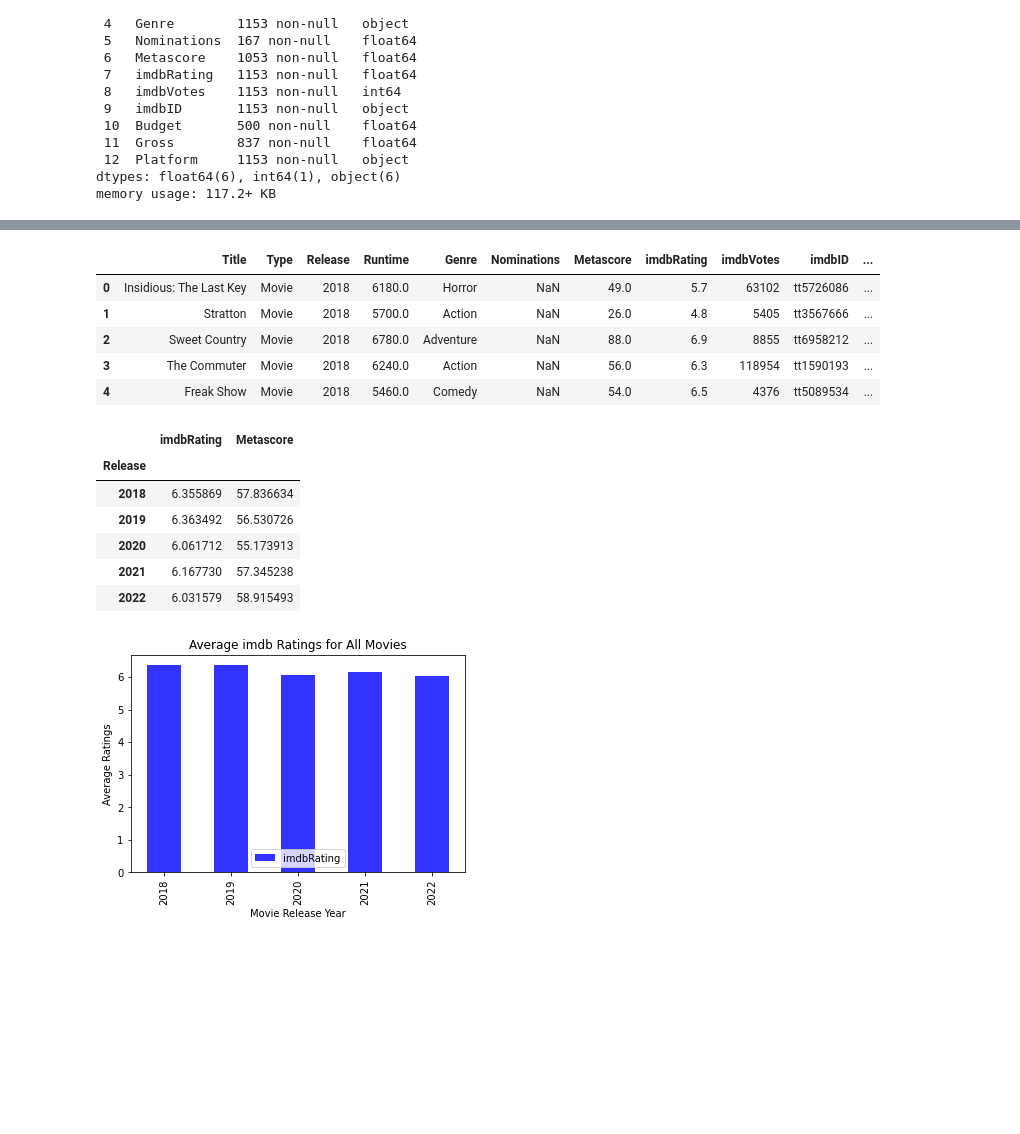
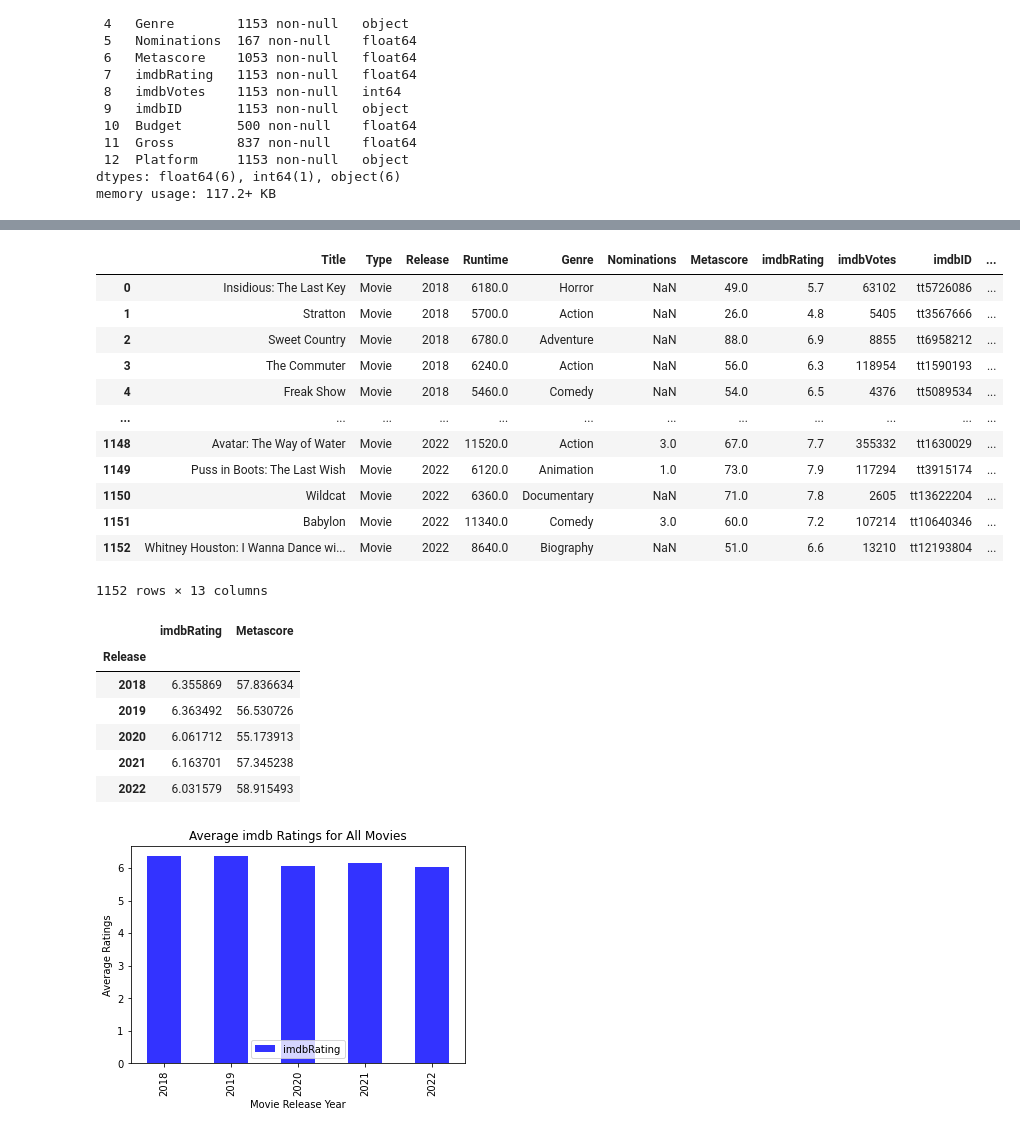
Before and after one commit to csamaro/project_01_group_11_movies, a Jupyter notebook: gross_analysis.ipynb, the cells around one changed output, grey strips where cells are left out. Saved outputs shown, nothing was run; the diff lists cells and outputs as text; code cells hidden in the pictures; blank space fills up the shorter version.

```diff
--- a/gross_analysis.ipynb
+++ b/gross_analysis.ipynb
@@ -6,8 +6,8 @@ import scipy.stats as st
 import matplotlib.pyplot as plt
 # %%
 # read cleaned csv data
-cleaned_movie_pd = pd.read_csv("clean_data_for_analysis.csv")
-cleaned_movie_pd.head()
+cleaned_movie_pd = pd.read_csv("output_data/clean_data_for_analysis.csv")
+cleaned_movie_pd
 # %% [output]
 |  | Title | Type | Release | Runtime | Genre | Nominations | Metascore | imdbRating | imdbVotes | imdbID | ... |
 | 0 | Insidious: The Last Key | Movie | 2018-01-05 | 6180.0 | Horror | NaN | 49.0 | 5.7 | 63102 | tt5726086 | ... |
@@ -44,0 +48,4 @@ streaming_df = cleaned_movie_pd.loc[(cleaned_movie_pd["Platform"] == "netflix"),
+# %%
+# drop imdbID == tt10579952 (budget not in USD)
+cleaned_movie_pd_drop = cleaned_movie_pd.drop(index = 950)
+cleaned_movie_pd_drop
@@ -45,14 +66,21 @@ streaming_df = cleaned_movie_pd.loc[(cleaned_movie_pd["Platform"] == "netflix"),
 # %%
 # convert Release date to datetime data type
 # then get only the released year
-cleaned_movie_pd["Release"] = pd.to_datetime(cleaned_movie_pd["Release"]).dt.year
-cleaned_movie_pd.head()
+cleaned_movie_pd_drop["Release"] = pd.to_datetime(cleaned_movie_pd_drop["Release"]).dt.year
+cleaned_movie_pd_drop
 # %% [output]
 |  | Title | Type | Release | Runtime | Genre | Nominations | Metascore | imdbRating | imdbVotes | imdbID | ... |
 | 0 | Insidious: The Last Key | Movie | 2018 | 6180.0 | Horror | NaN | 49.0 | 5.7 | 63102 | tt5726086 | ... |
 | 1 | Stratton | Movie | 2018 | 5700.0 | Action | NaN | 26.0 | 4.8 | 5405 | tt3567666 | ... |
 | 2 | Sweet Country | Movie | 2018 | 6780.0 | Adventure | NaN | 88.0 | 6.9 | 8855 | tt6958212 | ... |
 | 3 | The Commuter | Movie | 2018 | 6240.0 | Action | NaN | 56.0 | 6.3 | 118954 | tt1590193 | ... |
 | 4 | Freak Show | Movie | 2018 | 5460.0 | Comedy | NaN | 54.0 | 6.5 | 4376 | tt5089534 | ... |
+| ... | ... | ... | ... | ... | ... | ... | ... | ... | ... | ... | ... |
+| 1148 | Avatar: The Way of Water | Movie | 2022 | 11520.0 | Action | 3.0 | 67.0 | 7.7 | 355332 | tt1630029 | ... |
+| 1149 | Puss in Boots: The Last Wish | Movie | 2022 | 6120.0 | Animation | 1.0 | 73.0 | 7.9 | 117294 | tt3915174 | ... |
+| 1150 | Wildcat | Movie | 2022 | 6360.0 | Documentary | NaN | 71.0 | 7.8 | 2605 | tt13622204 | ... |
+| 1151 | Babylon | Movie | 2022 | 11340.0 | Comedy | 3.0 | 60.0 | 7.2 | 107214 | tt10640346 | ... |
+| 1152 | Whitney Houston: I Wanna Dance wi... | Movie | 2022 | 8640.0 | Biography | NaN | 51.0 | 6.6 | 13210 | tt12193804 | ... |
+1152 rows × 13 columns
 # %%
 # filter out pre- and post- and during-covid data
@@ -66,6 +94,6 @@ movies_during_covid = cleaned_movie_pd.loc[(cleaned_movie_pd["Release"] == 2020)
 # %%
 # group by average imdbRatings for each release year for all film types
-movies_rating_grp = pd.DataFrame(cleaned_movie_pd.groupby(["Release"])["imdbRating", "Metascore"].mean())
+movies_rating_grp = pd.DataFrame(cleaned_movie_pd_drop.groupby(["Release"])[["imdbRating", "Metascore"]].mean())
 movies_rating_grp
 # %% [output]
 |  | imdbRating | Metascore |
@@ -73,7 +101,7 @@ movies_rating_grp
 | 2018 | 6.355869 | 57.836634 |
 | 2019 | 6.363492 | 56.530726 |
 | 2020 | 6.061712 | 55.173913 |
-| 2021 | 6.167730 | 57.345238 |
+| 2021 | 6.163701 | 57.345238 |
 | 2022 | 6.031579 | 58.915493 |
 # %%
 # plot the movie ratings against release year for all movies
```
Also changed, not shown: parts of 15 cells of this notebook.
